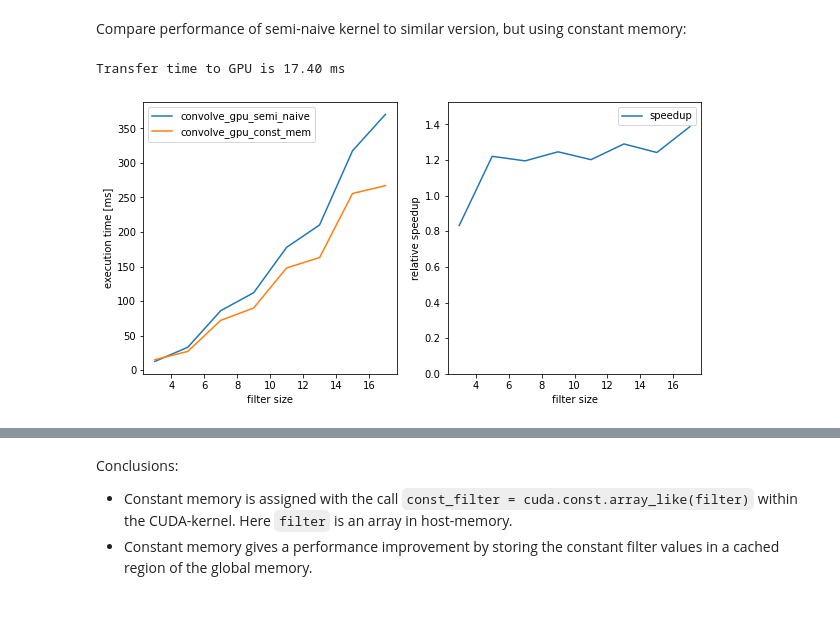
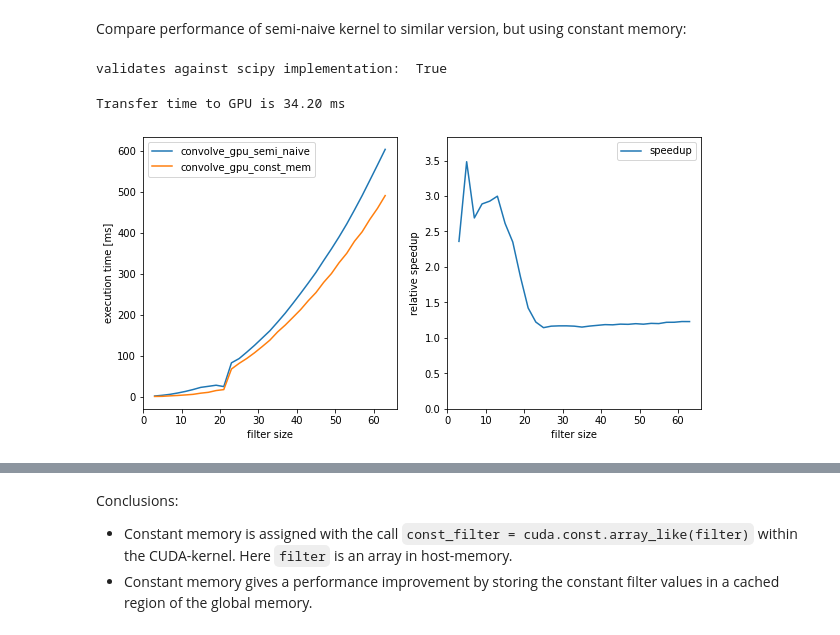
Before and after one commit to rmcabezon/GPU-course, a Jupyter notebook: notebooks/05_ImageProcessingConvolution.ipynb, the cells around one changed output, grey strips where cells are left out. Cells and saved outputs as stored; diff of their text form; code cells hidden in the pictures.

```diff
--- a/notebooks/05_ImageProcessingConvolution.ipynb
+++ b/notebooks/05_ImageProcessingConvolution.ipynb
@@ -123,7 +109,7 @@ from skimage import io
 
 
 """ URL of the image that we will process below """
-image_path = "https://homepages.cae.wisc.edu/~ece533/images/cameraman.tif"
+image_path = "https://people.math.sc.edu/Burkardt/data/tif/cameraman.tif"
 # image_path = "./cameraman.tif"
 
 
@@ -213,7 +199,7 @@ def validate_result_against_scipy_implementation(actual_filtered_image, image, f
     validate that the result is identical to that from scipy.signal.convolve2d, which we use as reference implementation
     """
     reference_filtered_image = convolve2d(image, filter, mode='valid')
-    np.testing.assert_almost_equal(actual_filtered_image, reference_filtered_image)
+    return np.allclose(actual_filtered_image , reference_filtered_image )
 
 
 def plot_exec_times_comparison(filter_size,
@@ -659,35 +569,27 @@ It is assigned by the host to the GPU and consant during kernel execution. It is
-# %%
-def construct_convolve_gpu_const_mem(image_shape, filter):
-    image_height, image_width = image_shape
-    filter_height, filter_width = filter.shape
-    filter_height_halved = filter_height // 2
-    filter_width_halved = filter_width // 2
-
-    # kernel definition
-    @cuda.jit
-    def convolve_gpu_const_mem(image, result):
-        const_filter = cuda.const.array_like(filter)  # assign mask in host-memory as constant memory on GPU
-
-        row = cuda.blockIdx.y * cuda.blockDim.y + cuda.threadIdx.y  # for loop over pixel rows is replaced by y-thread index
-        col = cuda.blockIdx.x * cuda.blockDim.x + cuda.threadIdx.x  # for loop over pixel columns is replaced by x-thread index
-
-        if row < filter_height_halved or row >= image_height - filter_height_halved:  # threads do nothing if outside valid area of image
-            return
-        if col < filter_width_halved or col >= image_width - filter_width_halved:   # threads do nothing if outside valid area of image
-            return
-
-        filtered_value = float32(0.0)
-        for conv_index_y in range(-filter_height_halved, filter_height_halved + 1):  # iterate over filter rows
-            for conv_index_x in range(-filter_width_halved, filter_width_halved + 1):  # iterate over filter columns
-                kernelCoord = filter_height_halved + conv_index_y, filter_width_halved + conv_index_x
-                imageCoord = row + conv_index_y, col + conv_index_x
-                filtered_value += const_filter[kernelCoord] * image[imageCoord]  # multiply and sum to obtain convolution
-        result[row, col] = filtered_value
-
-    return convolve_gpu_const_mem
 # %% [markdown]
 Compare performance of semi-naive kernel to similar version, but using constant memory:
+# %%
+image = read_image(image_path, 16)
+
+# kernel execution settings
+threads_per_block = (32, 32)
+
+# confirm that the numba implementation return same result as scipy.signal.convolve2d(..., mode='valid')
+filter = get_uniform_filter(size=3)
+filtered_image = np.zeros_like(image)
+
+blocks_per_grid = get_blocks_per_grid(threads_per_block, image.shape)
+
+convolve_gpu_const_mem = construct_convolve_gpu_const_mem(image.shape , filter)
+convolve_gpu_const_mem[blocks_per_grid, threads_per_block](image, filtered_image)
+
+result = keep_valid_image(filtered_image, filter)
+
+print( "validates against scipy implementation: ", validate_result_against_scipy_implementation(result, image, filter) )
+# %% [output]
+validates against scipy implementation:  True
 # %%
+%%time
 image = read_image(image_path, 16)
 
 # kernel execution settings
@@ -699,16 +601,13 @@ filtered_image = np.zeros_like(image)
 
 blocks_per_grid = get_blocks_per_grid(threads_per_block, image.shape)
 
-convolve_gpu_naive = construct_convolve_gpu_naive()
-convolve_gpu_naive[blocks_per_grid, threads_per_block](image, filter, filtered_image)
+convolve_gpu_const_mem = construct_convolve_gpu_const_mem(image.shape , filter)
+convolve_gpu_const_mem[blocks_per_grid, threads_per_block](image, filtered_image)
 
-result = keep_valid_image(filtered_image, filter)
-validate_result_against_scipy_implementation(result, image, filter)
 
 # compare performance
-filtered_image = np.zeros_like(image)
 
-filter_sizes = [3, 5, 7, 9, 11, 13, 15, 17]
+filter_sizes = np.arange( 3,64,2 )#[3, 5, 7, 9, 11, 13, 15, 17]
 
 uniform_filters = [get_uniform_filter(size) for size in filter_sizes]
 
@@ -722,32 +621,34 @@ with timeit_context('Transfer time to GPU'):
 
 
 # time the semi-naive implementation
 timeit_result = []
 for filter in uniform_filters:
     filter_on_device = cuda.to_device(filter, stream=stream)
     cuda.synchronize()
     convolve_gpu_semi_naive = construct_convolve_gpu_semi_naive(image.shape, filter.shape)
+
     def execute(filter_arg):
         convolve_gpu_semi_naive[blocks_per_grid, threads_per_block](image_on_device, filter_arg, filtered_image_on_device)
         cuda.synchronize()
     timeit_result.append(timeit(lambda: execute(filter_on_device), repeats=3))
 exec_times_convolve_gpu_semi_naive = np.array(timeit_result)
 
 
 # time the implementation with constant memory
 timeit_result = []
 for filter in uniform_filters:
     convolve_gpu_const_mem = construct_convolve_gpu_const_mem(image.shape, filter)
+
     def execute():
         convolve_gpu_const_mem[blocks_per_grid, threads_per_block](image_on_device, filtered_image_on_device)
         cuda.synchronize()
     timeit_result.append(timeit(lambda: execute(), repeats=5))
 exec_times_convolve_gpu_const_mem = np.array(timeit_result)
 
 # plot comparison
 plot_exec_times_comparison(filter_sizes,
                             exec_times_convolve_gpu_semi_naive, 'convolve_gpu_semi_naive',
                             exec_times_convolve_gpu_const_mem, 'convolve_gpu_const_mem')
 # %% [output]
-Transfer time to GPU is 17.40 ms
+Transfer time to GPU is 34.20 ms
-[figure, old version]
+[figure, new version]
```
Also changed, not shown: parts of 44 cells of this notebook, 1 other file.
